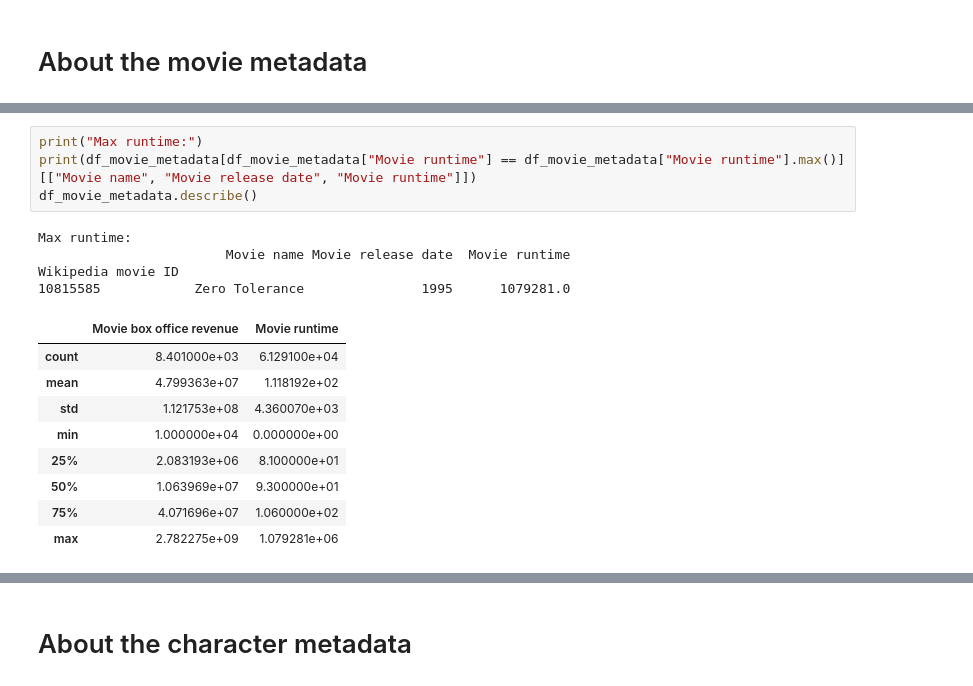
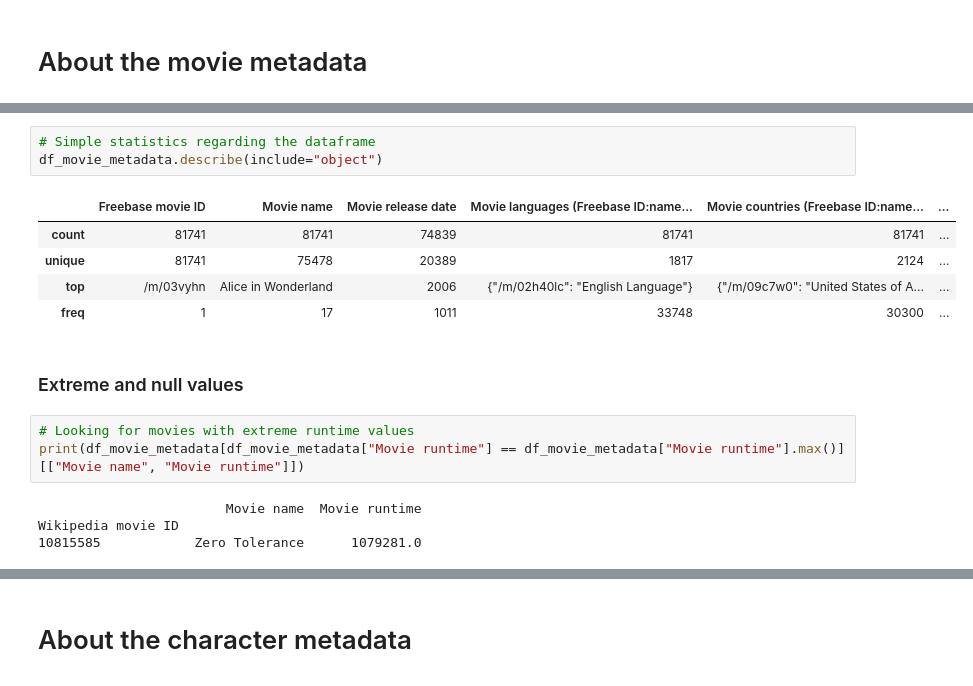
Before and after one commit to epfl-ada/ada-2022-project-r4d4r, a Jupyter notebook: Initial_analysis.ipynb, the cells around one changed output, grey strips where cells are left out. Drawn from its saved outputs; the diff is of its cells as text.

```diff
--- a/Initial_analysis.ipynb
+++ b/Initial_analysis.ipynb
@@ -35,18 +46,18 @@ df_movie_metadata.head()
+# %%
+# Simple statistics regarding the dataframe
+df_movie_metadata.describe(include="object")
+# %% [output]
+|  | Freebase movie ID | Movie name | Movie release date | Movie languages (Freebase ID:name... | Movie countries (Freebase ID:name... | ... |
+| count | 81741 | 81741 | 74839 | 81741 | 81741 | ... |
+| unique | 81741 | 75478 | 20389 | 1817 | 2124 | ... |
+| top | /m/03vyhn | Alice in Wonderland | 2006 | {"/m/02h40lc": "English Language"} | {"/m/09c7w0": "United States of A... | ... |
+| freq | 1 | 17 | 1011 | 33748 | 30300 | ... |
+# %% [markdown]
+### Extreme and null values
 # %%
-print("Max runtime:")
-print(df_movie_metadata[df_movie_metadata["Movie runtime"] == df_movie_metadata["Movie runtime"].max()][["Movie name", "Movie release date", "Movie runtime"]])
-df_movie_metadata.describe()
+# Looking for movies with extreme runtime values
+print(df_movie_metadata[df_movie_metadata["Movie runtime"] == df_movie_metadata["Movie runtime"].max()][["Movie name", "Movie runtime"]])
 # %% [output]
-Max runtime:
-                        Movie name Movie release date  Movie runtime
+                        Movie name  Movie runtime
 Wikipedia movie ID
-10815585            Zero Tolerance               1995      1079281.0
+10815585            Zero Tolerance      1079281.0
-|  | Movie box office revenue | Movie runtime |
-| count | 8.401000e+03 | 6.129100e+04 |
-| mean | 4.799363e+07 | 1.118192e+02 |
-| std | 1.121753e+08 | 4.360070e+03 |
-| min | 1.000000e+04 | 0.000000e+00 |
-| 25% | 2.083193e+06 | 8.100000e+01 |
-| 50% | 1.063969e+07 | 9.300000e+01 |
-| 75% | 4.071696e+07 | 1.060000e+02 |
-| max | 2.782275e+09 | 1.079281e+06 |
```
Also changed, not shown: parts of 38 cells of this notebook.
